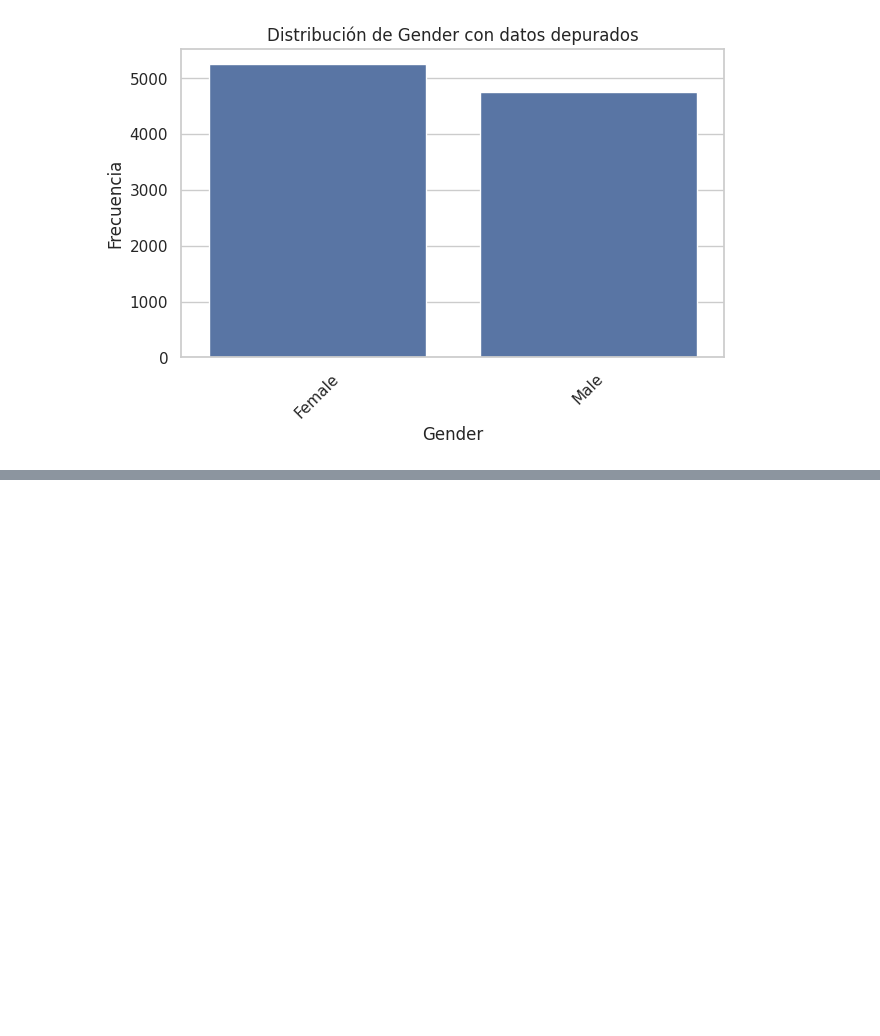
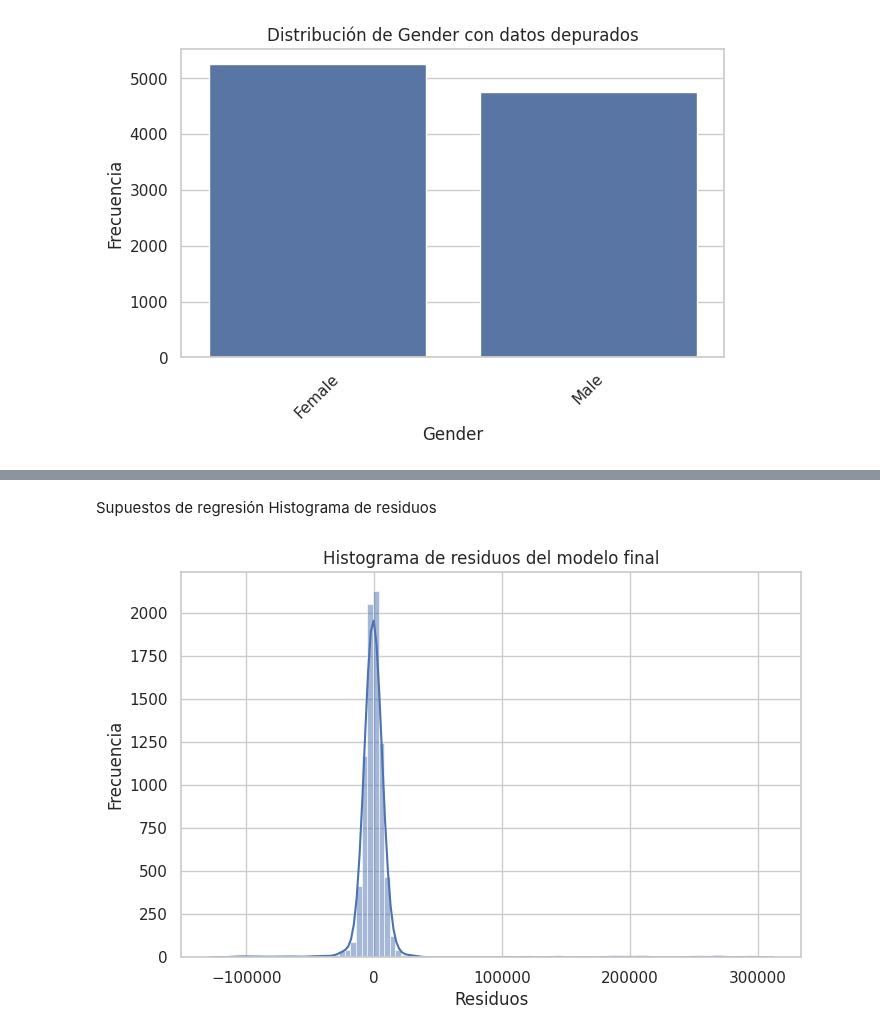
Before and after one commit to Nicolascollao27/Nicol-s-Collao, a Jupyter notebook: Análisis_Employee_compensation.ipynb, the cells around one changed output, grey strips where cells are left out. Drawn from its saved outputs; the diff is of its cells as text; code cells hidden in the pictures; blank space fills up the shorter version.

```diff
--- a/Análisis_Employee_compensation.ipynb
+++ b/Análisis_Employee_compensation.ipynb
@@ -739,0 +1000,8 @@ for col in categorical_cols:
+# %%
+# Modelo con scikit-learn
+lr_model = LinearRegression()
+lr_model.fit(X_train, y_train)
+
+# Predicciones
+y_train_pred_lr = lr_model.predict(X_train)
+y_test_pred_lr = lr_model.predict(X_test)
@@ -739,0 +1164,18 @@ for col in categorical_cols:
+# %%
+# Seleccionar variables significativas al 5%
+selected_vars = ols_full.pvalues[ols_full.pvalues < 0.05].index.tolist()
+
+# Quitar constante
+selected_vars = [var for var in selected_vars if var != 'const']
+
+# Variables relevantes por negocio que se pueden conservar aunque no siempre sean significativas
+business_vars = ['Years_Experience', 'Age', 'Performance_Score', 'Job_Level_Encoded']
+
+# Conservar género por equidad salarial si existe
+gender_vars = [col for col in X_train.columns if col.startswith('Gender_')]
+
+# Combinar selección estadística + negocio
+final_vars = list(set(selected_vars + business_vars + gender_vars))
+
+print("Variables seleccionadas para el modelo final:")
+final_vars
@@ -739,0 +1199,10 @@ for col in categorical_cols:
+# %%
+X_train_final = X_train[final_vars]
+X_test_final = X_test[final_vars]
+
+X_train_final_sm = sm.add_constant(X_train_final)
+X_test_final_sm = sm.add_constant(X_test_final, has_constant='add')
+
+ols_final = sm.OLS(y_train, X_train_final_sm).fit()
+
+print(ols_final.summary())
@@ -739,0 +1267,14 @@ for col in categorical_cols:
+# %% [markdown]
+Supuestos de regresión
+Histograma de residuos
+# %%
+residuals_final = ols_final.resid
+
+plt.figure(figsize=(8,5))
+sns.histplot(residuals_final, kde=True, bins=100)
+plt.title('Histograma de residuos del modelo final')
+plt.xlabel('Residuos')
+plt.ylabel('Frecuencia')
+plt.show()
+# %% [output]
+[figure, added]
```
Also changed, not shown: parts of 63 cells of this notebook.
